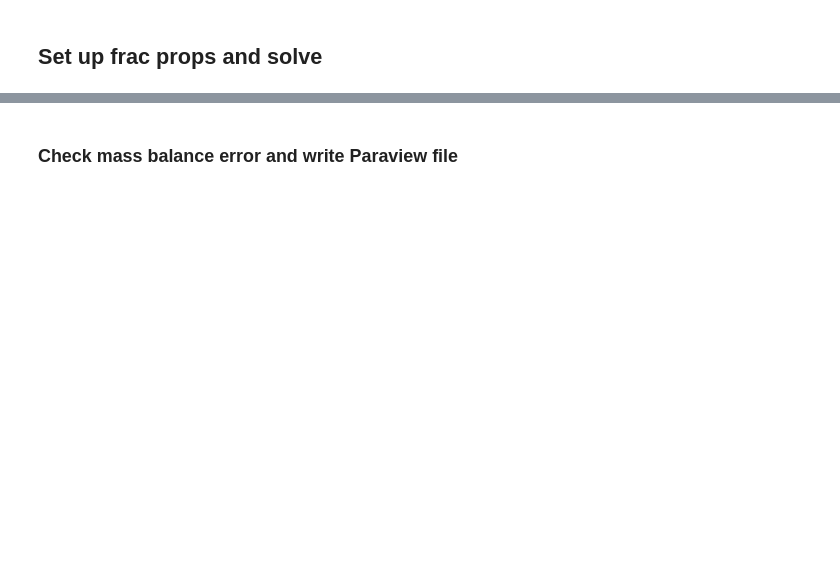
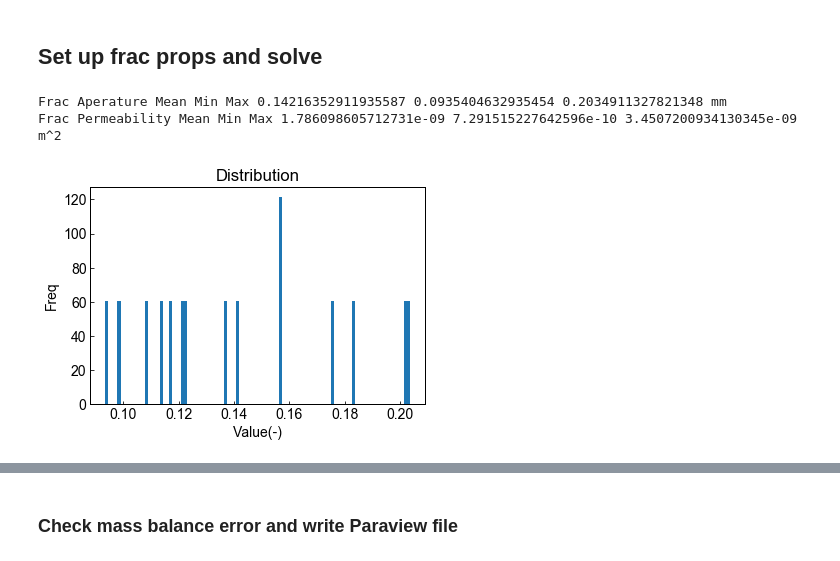
Before and after one commit to BinWang0213/PyDFN3D, a Jupyter notebook: Examples/ComplexDFNs.ipynb, the cells around one changed output, grey strips where cells are left out. Drawn from its saved outputs; the diff is of its cells as text; code cells hidden in the pictures; blank space fills up the shorter version.

Commit message:
Case updates

```diff
--- a/Examples/ComplexDFNs.ipynb
+++ b/Examples/ComplexDFNs.ipynb
@@ -119,3 +126,40 @@ for BC in Inlets+Outlets:
 # %% [markdown]
 ## Set up frac props and solve
+# %%
+import numpy as np
+import matplotlib.pyplot as plt
+
+#Ref1:https://doi.org/10.1007/s12182-016-0132-3
+#Ref2:https://doi.org/10.1016/0148-9062(70)90025-2
+def getLogNormFracAperature(NumFracs,mu, sigma):
+    mm=1e-3 #meter
+    d = np.random.lognormal(mu, sigma, NumFracs)
+    return d*mm
+
+#Log normal fracture aperature distribution and cubic law permeability calculation
+mu, sigma = -2.1, 0.27 # mean and standard deviation from  Ref2
+
+d_frac=getLogNormFracAperature(Case1.FracNets.NumFracs,mu, sigma)
+#d_frac=getLogNormFracAperature(1000,mu, sigma)
+print('Frac Aperature Mean Min Max',np.mean(d_frac/1e-3),np.min(d_frac/1e-3),np.max(d_frac/1e-3),'mm')
+
+#Cubic law fracture permeability
+k_frac=d_frac**2/12
+print('Frac Permeability Mean Min Max',np.mean(k_frac),np.min(k_frac),np.max(k_frac),'m^2')
+
+count, bins, ignored = plt.hist(d_frac/1e-3, 100, density=True, align='mid')
+plt.title('Distribution')
+plt.xlabel('Value(-)')
+plt.ylabel('Freq')
+plt.show()
+
+#Random distributed prop
+#Case1.setFracProperties(perm_array=k_frac,aperature_array=d_frac)
+
+#Uniform distribution
+Case1.setFracProperties(perm=3e-10,aperature=0.01)
+# %% [output]
+Frac Aperature Mean Min Max 0.14216352911935587 0.0935404632935454 0.2034911327821348 mm
+Frac Permeability Mean Min Max 1.786098605712731e-09 7.291515227642596e-10 3.4507200934130345e-09 m^2
+[figure, added]
 # %%
```
Also changed, not shown: parts of 14 cells of this notebook, 10 other files.
